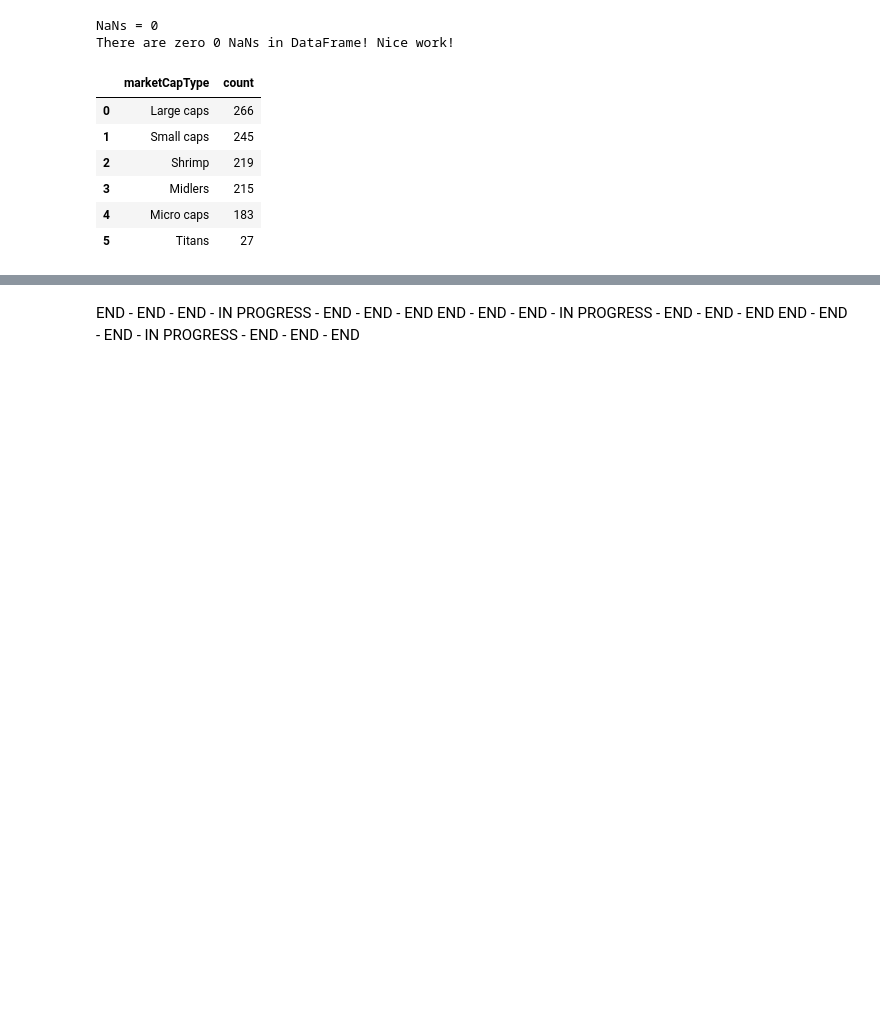
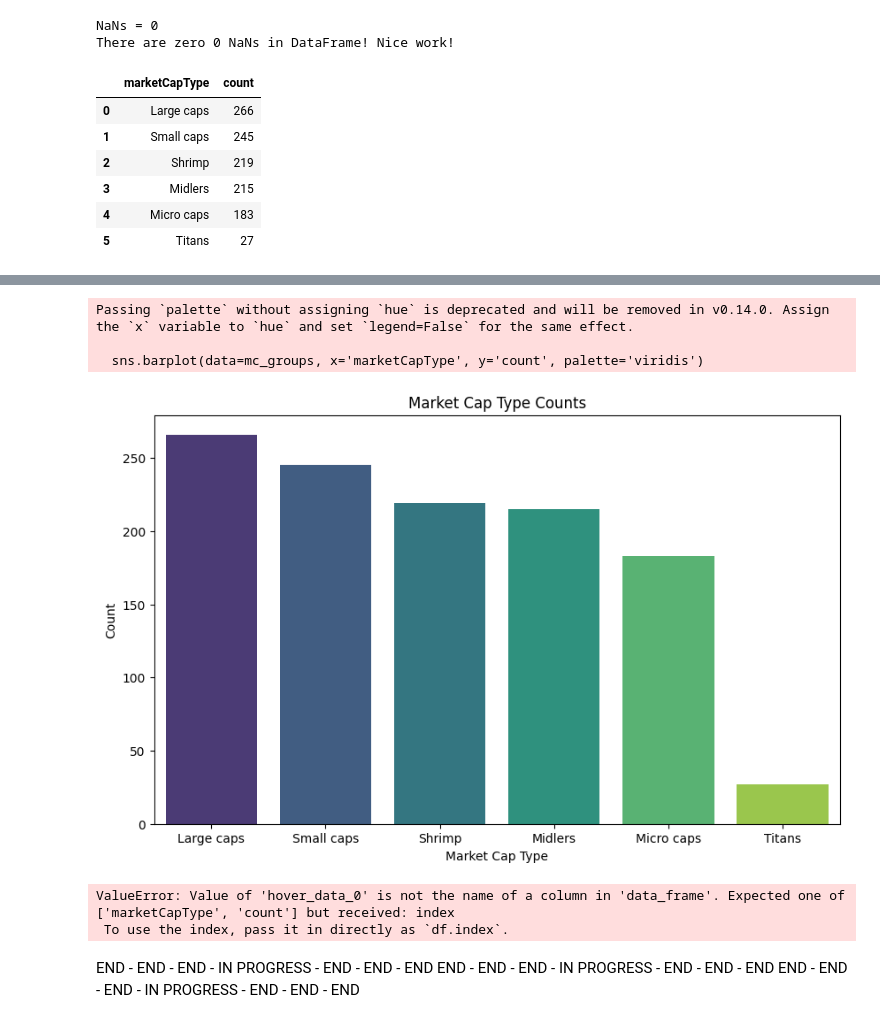
Before and after one commit to sudz4/dark-trader, a Jupyter notebook: stock_screener_TV.ipynb, the cells around one changed output, grey strips where cells are left out. Cells and saved outputs as stored; diff of their text form; code cells hidden in the pictures; blank space fills up the shorter version.

```diff
--- a/stock_screener_TV.ipynb
+++ b/stock_screener_TV.ipynb
@@ -143,3 +170,27 @@ mc_groups
+# %%
+# barplot of marketCapType counts
+plt.figure(figsize=(10, 6))
+sns.barplot(data=mc_groups, x='marketCapType', y='count', palette='viridis')
+plt.title('Market Cap Type Counts')
+plt.xlabel('Market Cap Type')
+plt.ylabel('Count')
+plt.show()
+# %% [output]
+Passing `palette` without assigning `hue` is deprecated and will be removed in v0.14.0. Assign the `x` variable to `hue` and set `legend=False` for the same effect.
+
+  sns.barplot(data=mc_groups, x='marketCapType', y='count', palette='viridis')
+[figure, added]
+# %%
+import plotly.express as px
+
+fig = px.treemap(mc_groups, path=['index'], values='count',
+                 color='count', hover_data=['index'],
+                 color_continuous_scale='RdBu',
+                 title='Treemap of Market Cap Types')
+fig.show()
+# %% [output]
+ValueError: Value of 'hover_data_0' is not the name of a column in 'data_frame'. Expected one of ['marketCapType', 'count'] but received: index
+ To use the index, pass it in directly as `df.index`.
 # %% [markdown]
 END - END - END - IN PROGRESS - END - END - END END - END - END - IN PROGRESS - END - END - END END - END - END - IN PROGRESS - END - END - END
 # %%
```
Also changed, not shown: parts of 2 cells of this notebook.
